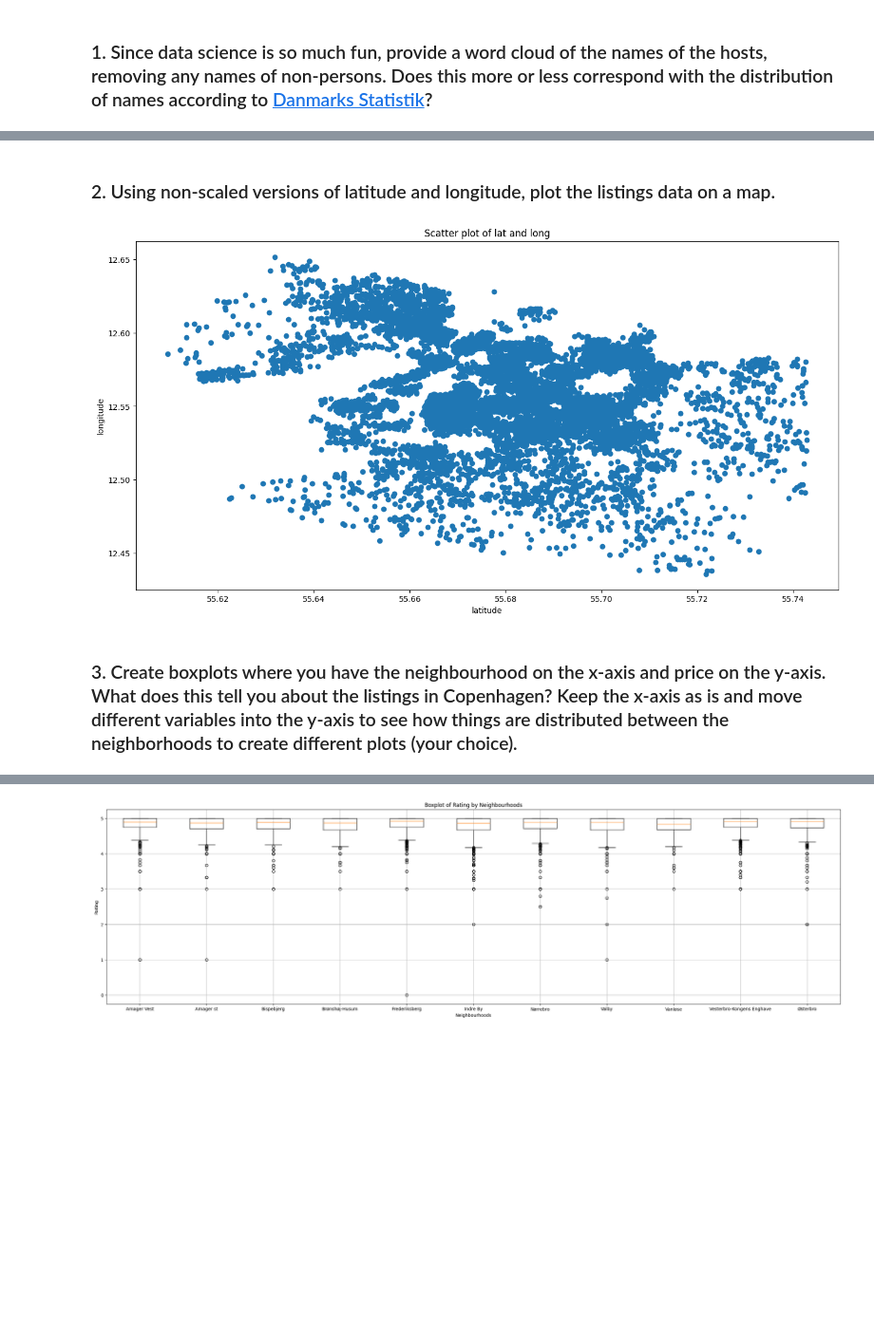
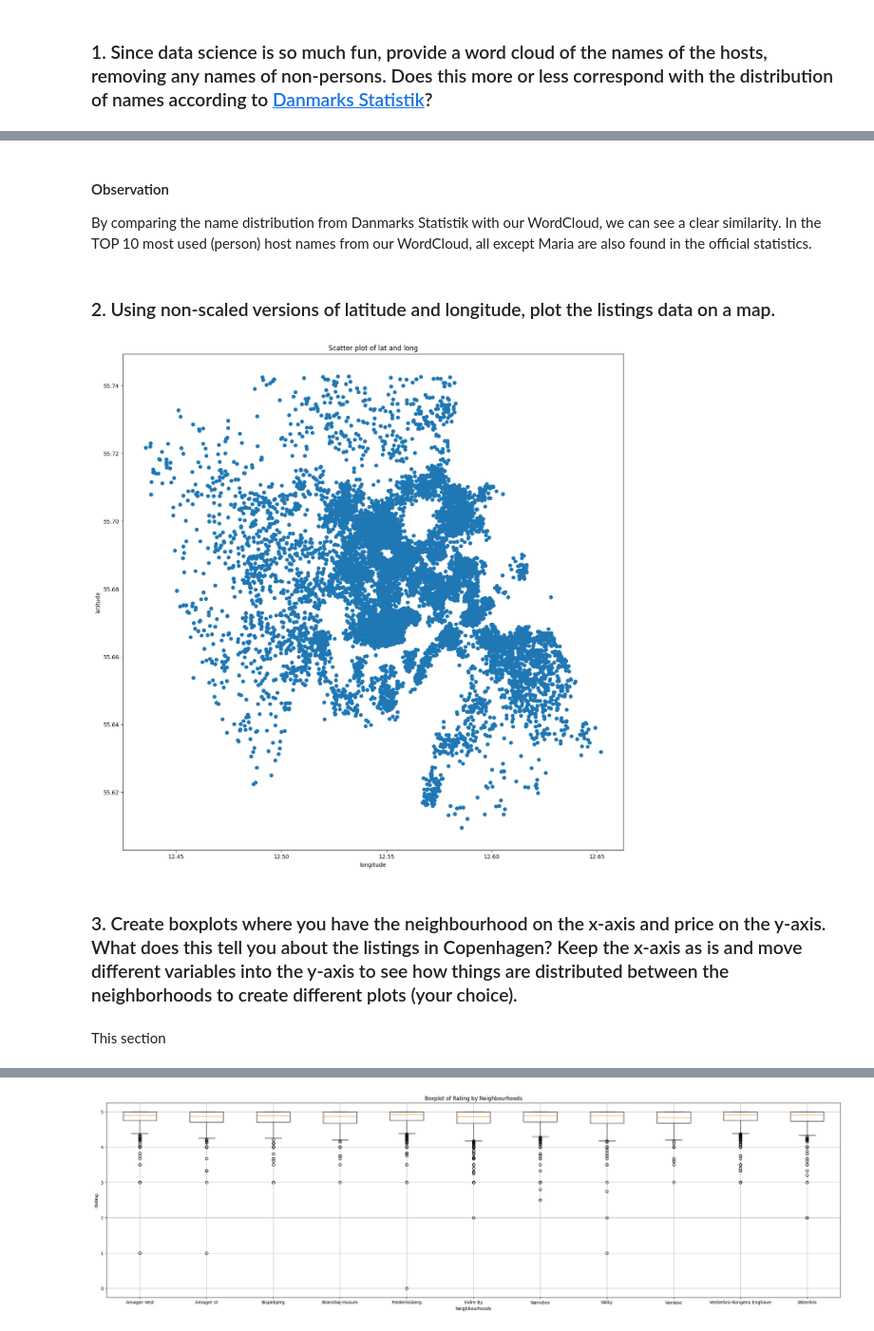
Before and after one commit to mitmarcus/VIA-MAL1, a Jupyter notebook: Ass1_CopenhagenAirBnB/1. Copenhagen AirBnB.ipynb, the cells around one changed output, grey strips where cells are left out. Shown at 95% size. Cells and saved outputs as stored; diff of their text form; code cells hidden in the pictures; blank space fills up the shorter version.

```diff
--- a/Ass1_CopenhagenAirBnB/1. Copenhagen AirBnB.ipynb
+++ b/Ass1_CopenhagenAirBnB/1. Copenhagen AirBnB.ipynb
@@ -132,22 +141,26 @@ plt.show()
+# %% [markdown]
+#### Observation
+
+By comparing the name distribution from Danmarks Statistik with our WordCloud, we can see a clear similarity. In the TOP 10 most used (person) host names from our WordCloud, all except Maria are also found in the official statistics.
 # %% [markdown]
 ### 2. Using non-scaled versions of latitude and longitude, plot the listings data on a map.
 # %%
 import matplotlib.pyplot as plt
 
 latitude = data_filtered['latitude']
 longitude = data_filtered['longitude']
 
 
 # Create a plot
-plt.figure(figsize=(16, 8))
-plt.scatter(latitude, longitude)
-plt.xlabel('latitude')
-plt.ylabel('longitude')
+plt.figure(figsize=(16, 16))
+plt.scatter(longitude, latitude)
+plt.xlabel('longitude')
+plt.ylabel('latitude')
 plt.title('Scatter plot of lat and long')
 
 plt.show()
 # %% [output]
-[figure, old version]
+[figure, new version]
 # %%
 import plotly.graph_objects as go
 
@@ -172,6 +184,8 @@ fig.update_layout(
 fig.show()
 # %% [markdown]
 ### 3. Create boxplots where you have the neighbourhood on the x-axis and price on the y-axis. What does this tell you about the listings in Copenhagen? Keep the x-axis as is and move different variables into the y-axis to see how things are distributed between the neighborhoods to create different plots (your choice).
+# %% [markdown]
+This section
 # %%
 import matplotlib.pyplot as plt
 
```
Also changed, not shown: parts of 8 cells of this notebook.
